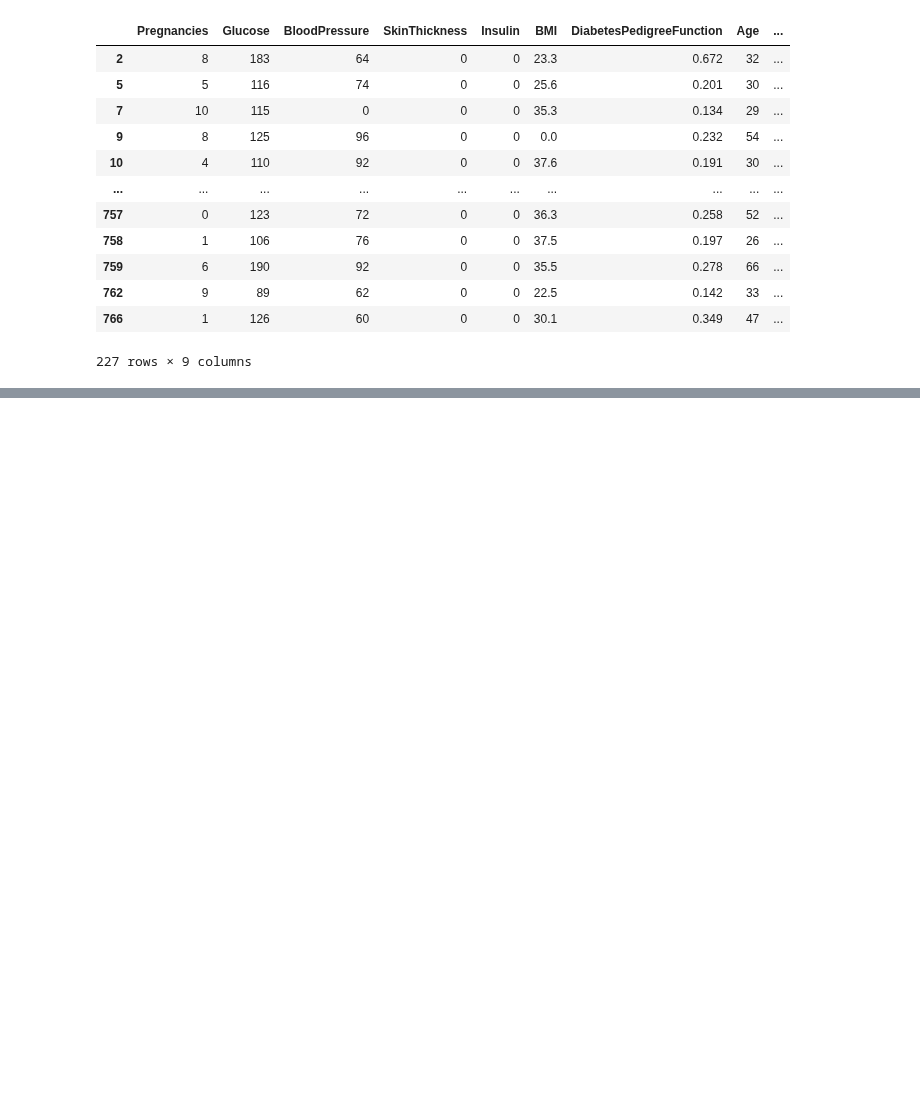
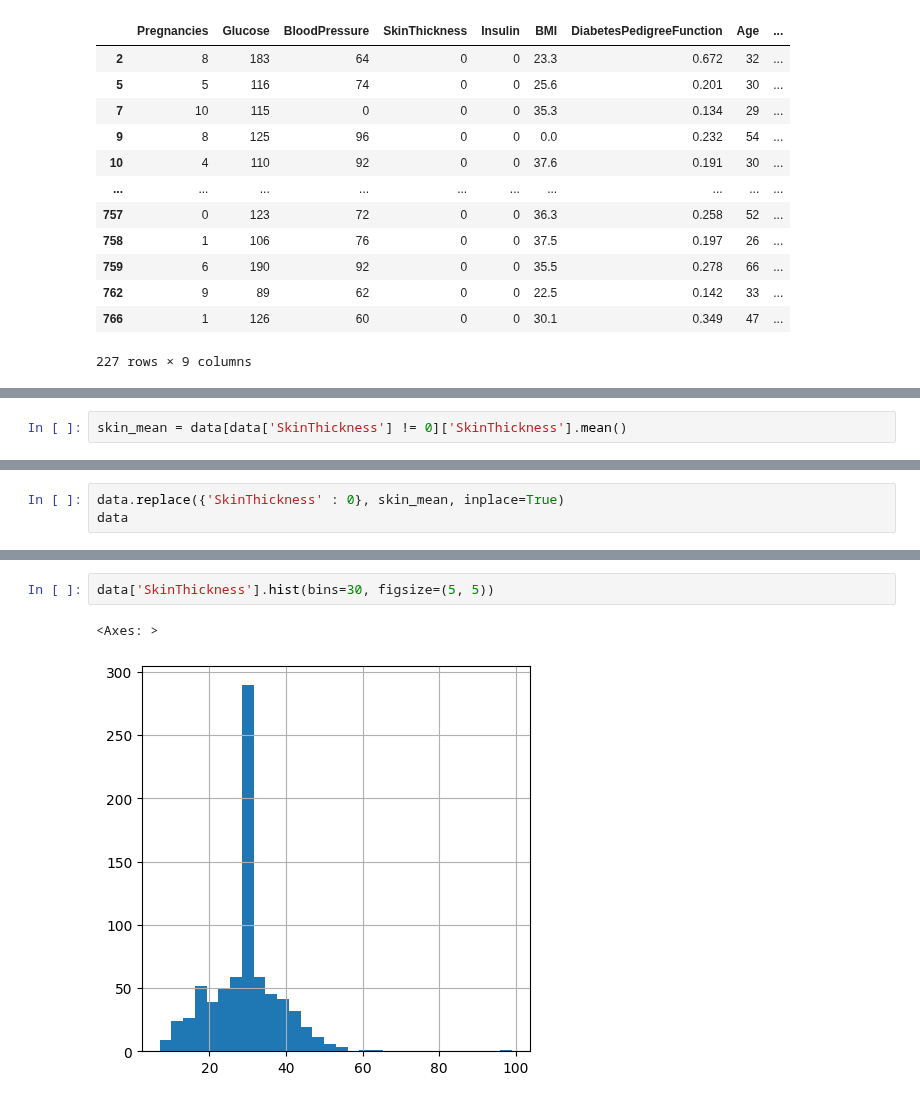
Before and after one commit to najibifar/Data_Analysis, a Jupyter notebook: DataPrepration/DiabetesPreprocessing.ipynb, the cells around one changed output, grey strips where cells are left out. Drawn from its saved outputs; the diff is of its cells as text; blank space fills up the shorter version.

```diff
--- a/DataPrepration/DiabetesPreprocessing.ipynb
+++ b/DataPrepration/DiabetesPreprocessing.ipynb
@@ -61,0 +66,2 @@ skines
+# %%
+skin_mean = data[data['SkinThickness'] != 0]['SkinThickness'].mean()
@@ -61,0 +72,3 @@ skines
+# %%
+data.replace({'SkinThickness' : 0}, skin_mean, inplace=True)
+data
@@ -61,0 +89,5 @@ skines
+# %%
+data['SkinThickness'].hist(bins=30, figsize=(5, 5))
+# %% [output]
+<Axes: >
+[figure, added]
```
Also changed, not shown: parts of 8 cells of this notebook, 1 other file.
